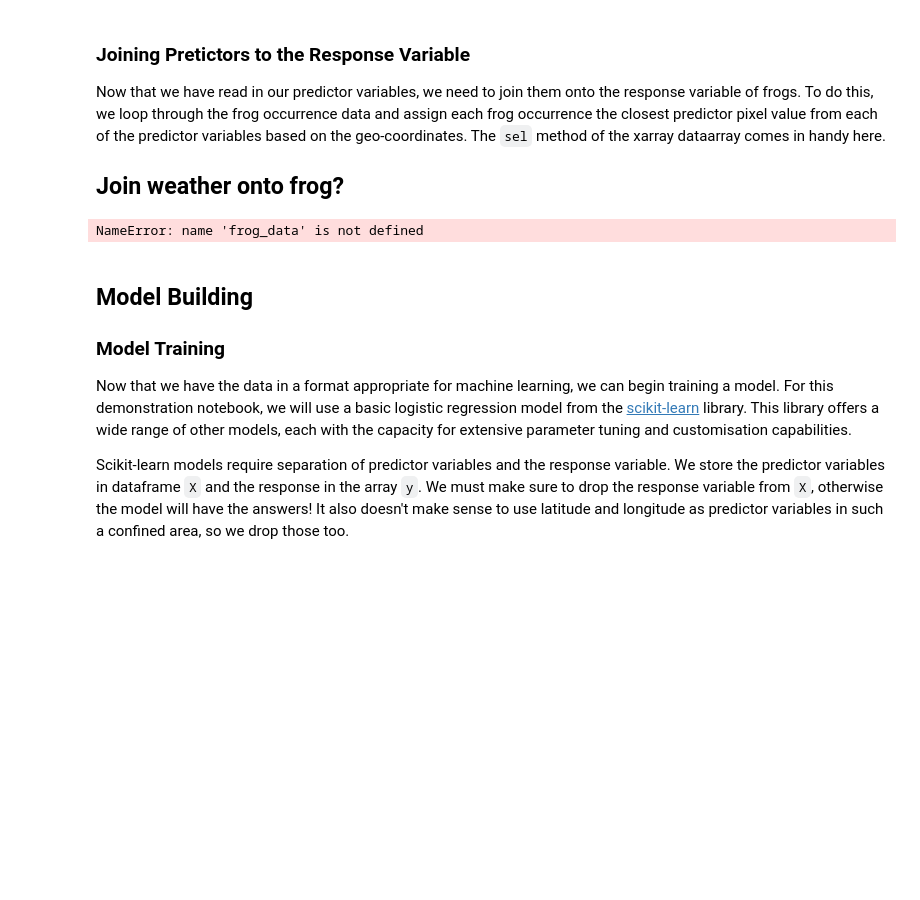
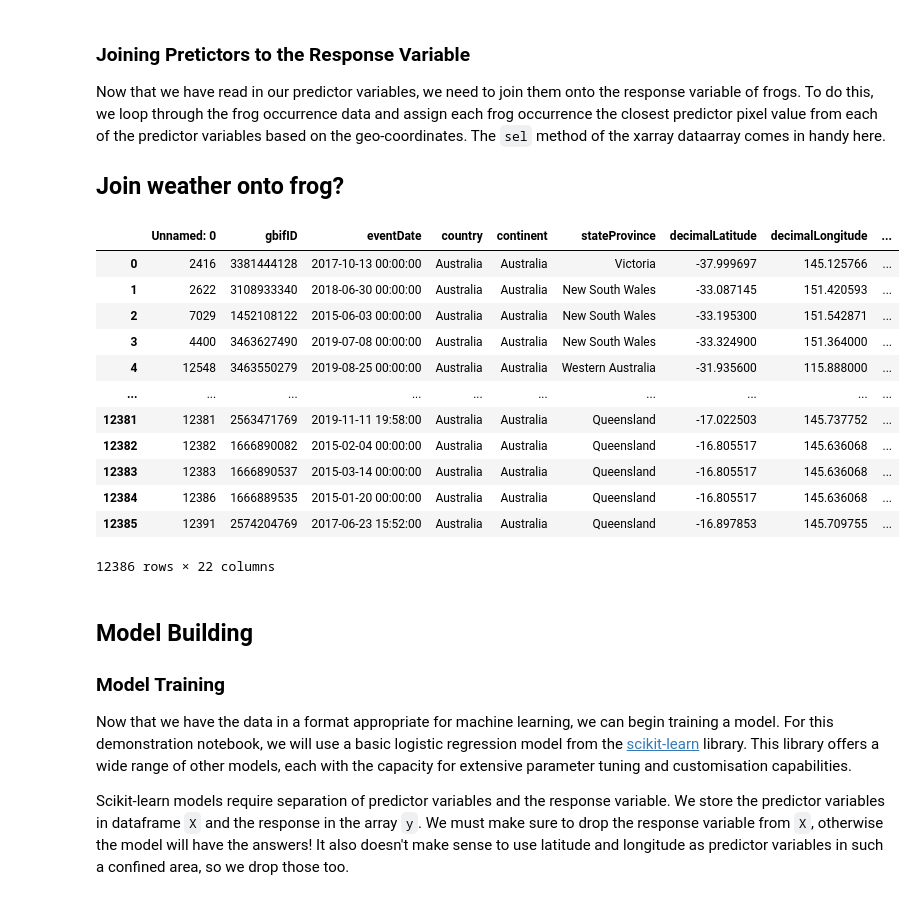
Before and after one commit to YiyaoL/EY-Challenge, a Jupyter notebook: challenge_1_benchmark_1.ipynb, the cells around one changed output. Drawn from its saved outputs; the diff is of its cells as text; code cells hidden in the pictures; blank space fills up the shorter version.

Commit message:
Updated challenge_1_benchmark_1
finished joining test df for 5 regions + 11 vars

```diff
--- a/challenge_1_benchmark_1.ipynb
+++ b/challenge_1_benchmark_1.ipynb
@@ -503,3 +450,5 @@ frog_data_combined.head()
+# %%
+weather_data= xr.open_dataarray('weather_data_1-5.nc')
 # %% [markdown]
 ### Visualising the TerraClimate Data
 # %% [markdown]
@@ -551,33 +500,45 @@ Now that we have read in our predictor variables, we need to join them onto the
 # %%
 def join_frogs(frogs, data):
     """Collects the data for each frog location and joins it onto the frog data
 
     Arguments:
     frogs -- dataframe containing the response variable along with ["decimalLongitude", "decimalLatitude", "key"]
     data -- xarray dataarray of features, indexed with geocoordinates
     """
     return frogs.merge(
         (
             data
             .rename('data')
             .sel(
                 x=xr.DataArray(frog_data.decimalLongitude, dims="key", coords={"key": frog_data.key}),
                 y=xr.DataArray(frog_data.decimalLatitude, dims="key", coords={"key": frog_data.key}),
                 method="nearest"
             )
             .to_dataframe()
             .assign(val = lambda x: x.iloc[:, -1])
             [['val']]
             .reset_index()
             .drop_duplicates()
             .pivot(index="key", columns="band", values="val")
             .reset_index()
         ),
         on = ['key'],
         how = 'inner'
     )
 
-model_data = join_frogs(frog_data, combine_45)
-model_data.head()
+model_test_data = join_frogs(frog_data, weather_data)
+model_test_data
 # %% [output]
+|  | Unnamed: 0 | gbifID | eventDate | country | continent | stateProvince | decimalLatitude | decimalLongitude | ... |
+| 0 | 2416 | 3381444128 | 2017-10-13 00:00:00 | Australia | Australia | Victoria | -37.999697 | 145.125766 | ... |
+| 1 | 2622 | 3108933340 | 2018-06-30 00:00:00 | Australia | Australia | New South Wales | -33.087145 | 151.420593 | ... |
+| 2 | 7029 | 1452108122 | 2015-06-03 00:00:00 | Australia | Australia | New South Wales | -33.195300 | 151.542871 | ... |
+| 3 | 4400 | 3463627490 | 2019-07-08 00:00:00 | Australia | Australia | New South Wales | -33.324900 | 151.364000 | ... |
+| 4 | 12548 | 3463550279 | 2019-08-25 00:00:00 | Australia | Australia | Western Australia | -31.935600 | 115.888000 | ... |
+| ... | ... | ... | ... | ... | ... | ... | ... | ... | ... |
+| 12381 | 12381 | 2563471769 | 2019-11-11 19:58:00 | Australia | Australia | Queensland | -17.022503 | 145.737752 | ... |
+| 12382 | 12382 | 1666890082 | 2015-02-04 00:00:00 | Australia | Australia | Queensland | -16.805517 | 145.636068 | ... |
+| 12383 | 12383 | 1666890537 | 2015-03-14 00:00:00 | Australia | Australia | Queensland | -16.805517 | 145.636068 | ... |
+| 12384 | 12386 | 1666889535 | 2015-01-20 00:00:00 | Australia | Australia | Queensland | -16.805517 | 145.636068 | ... |
+| 12385 | 12391 | 2574204769 | 2017-06-23 15:52:00 | Australia | Australia | Queensland | -16.897853 | 145.709755 | ... |
-NameError: name 'frog_data' is not defined
+12386 rows × 22 columns
```
Also changed, not shown: parts of 20 cells of this notebook, 5 other files.
